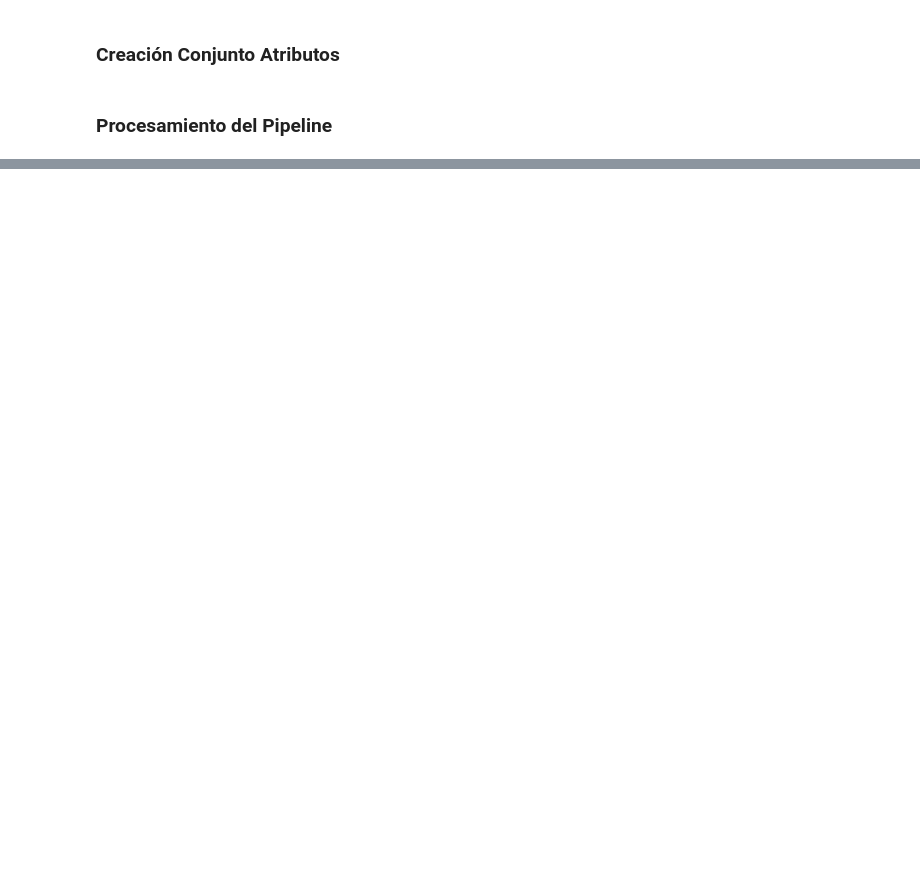
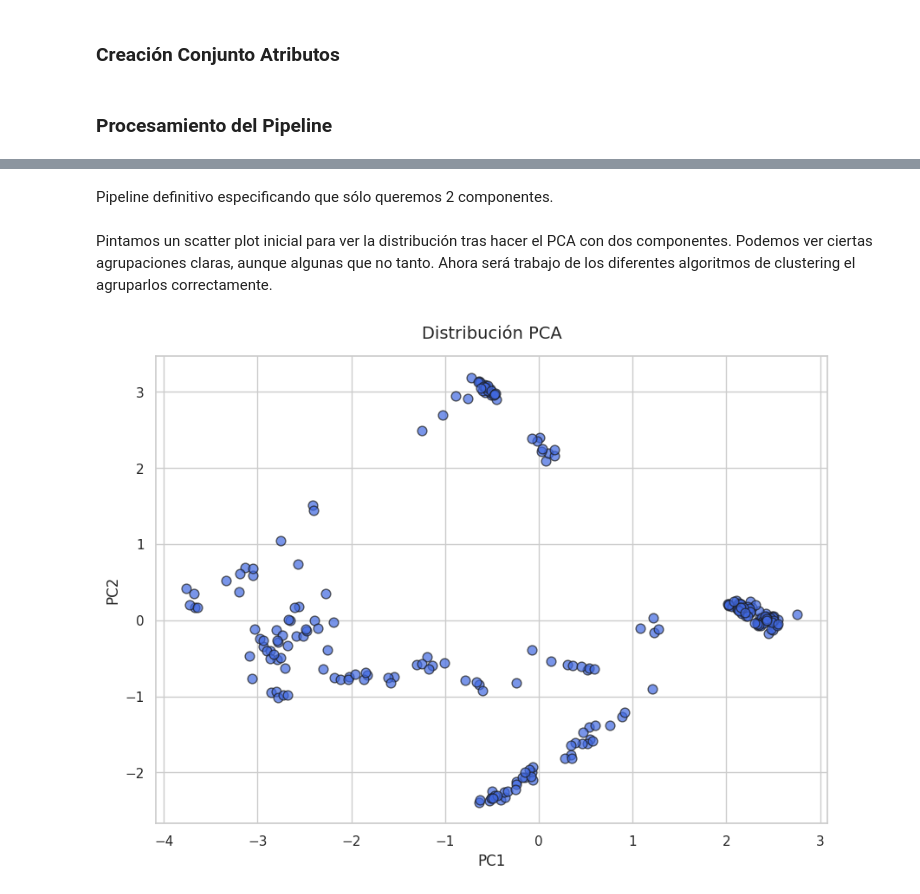
Before and after one commit to aleLobo31/UC3M_ML_P2_G26, a Jupyter notebook: notebooks/clustering.ipynb, the cells around one changed output, grey strips where cells are left out. Cells and saved outputs as stored; diff of their text form; code cells hidden in the pictures; blank space fills up the shorter version.

```diff
--- a/notebooks/clustering.ipynb
+++ b/notebooks/clustering.ipynb
@@ -295,0 +298,28 @@ plt.grid(True, linestyle='--', alpha=0.6)
+# %% [markdown]
+Pipeline definitivo especificando que sólo queremos 2 componentes.
+# %%
+final_pipe = Pipeline([
+    ("color", color_transformer),
+    ("encoder", encoder),
+    ("scaler", StandardScaler()),
+    ("pca", PCA(n_components=2))
+])
+
+X_reduced = final_pipe.fit_transform(X)
+# %% [markdown]
+Pintamos un scatter plot inicial para ver la distribución tras hacer el PCA con dos componentes. Podemos ver ciertas agrupaciones claras, aunque algunas que no tanto. Ahora será trabajo de los diferentes algoritmos de clustering el agruparlos correctamente.
+# %%
+plt.figure(figsize=(10, 7))
+
+plt.scatter(X_reduced[:, 0], X_reduced[:, 1],
+            alpha=0.7,
+            edgecolors='k',
+            s=60,
+            color='royalblue')
+
+plt.title('Distribución PCA', fontsize=14, pad=15)
+plt.xlabel('PC1', fontsize=12)
+plt.ylabel('PC2', fontsize=12)
+plt.show()
+# %% [output]
+[figure, added]
```
Also changed, not shown: parts of 7 cells of this notebook.
